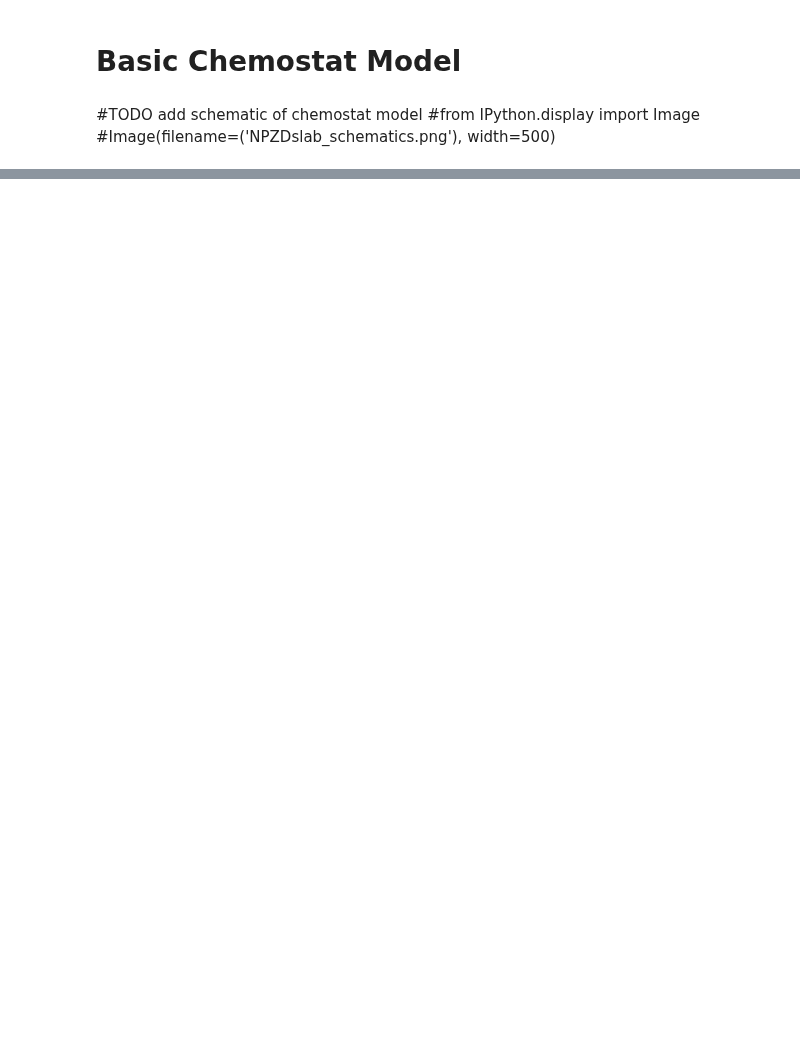
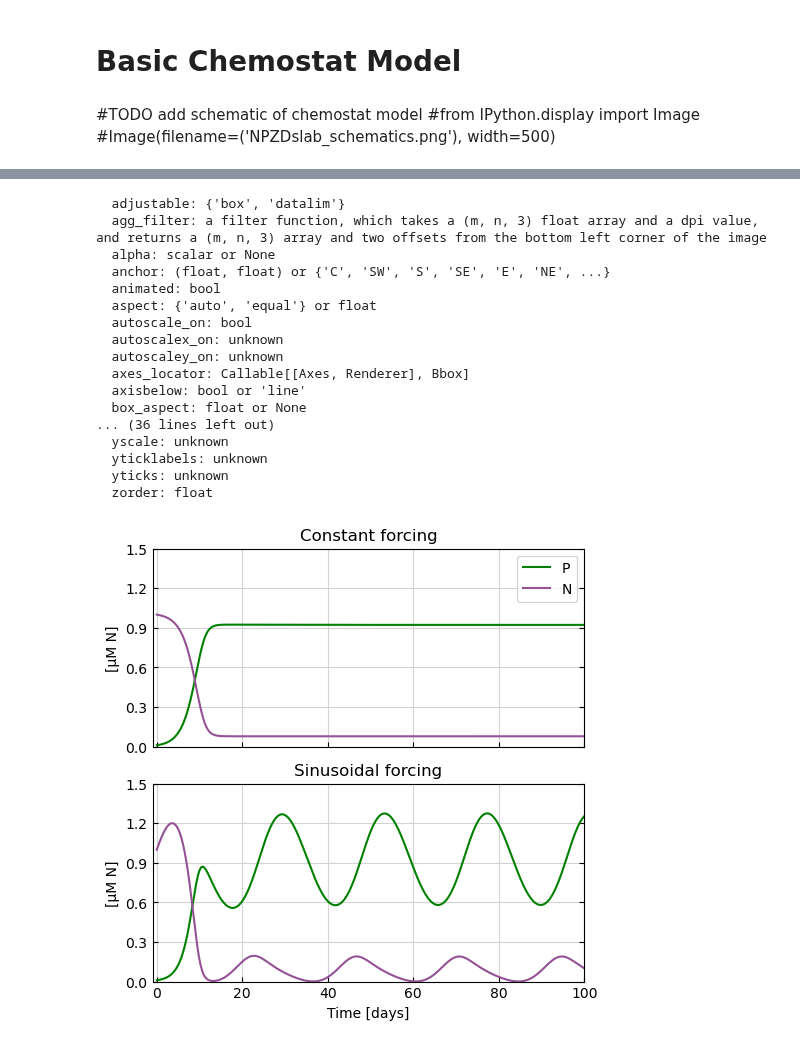
Before and after one commit to ben1post/phydra, a Jupyter notebook: examples/NP_Chemostat_ModelApplication_1.ipynb, the cells around one changed output, grey strips where cells are left out. Drawn from its saved outputs; the diff is of its cells as text; code cells hidden in the pictures; blank space fills up the shorter version.

```diff
--- a/examples/NP_Chemostat_ModelApplication_1.ipynb
+++ b/examples/NP_Chemostat_ModelApplication_1.ipynb
@@ -272,0 +156,79 @@ plt.show()
+# %%
+# Pub Plot Draft
+%matplotlib inline
+
+culr=['#955196','green','darkorange','brown']
+
+plt.rcParams['figure.figsize'] = [5, 5]
+
+numcols = 1
+f1, ax1 = plt.subplots(2, numcols, sharex='col', constrained_layout=True)  #, sharey='row')
+
+plt.setp((ax1, ))  # , xticks=[1,60,120,180,240,300,365]
+from matplotlib.ticker import MaxNLocator
+for axe in (ax1,):
+    for i in range(2):
+
+        axe[i].grid(True, color='lightgrey')
+        axe[i].get_yaxis().set_major_locator(MaxNLocator(nbins=5))
+        axe[i].tick_params(top=False, right=True, direction="in")
+
+time = chemostat_out.Time__time
+ax1[0].set_title('Constant forcing')
+#ax1[0].annotate('Monod',xy=(0, 0.6),rotation=90,xytext=(-30,.75), size='x-large', verticalalignment='center')
+ax1[0].plot(time, chemostat_out.Phytoplankton__value, label='P', c=culr[1])
+ax1[0].plot(time, chemostat_out.Nutrient__value, label='N', c=culr[0])
+ax1[0].set_ylabel('[µM N]')
+
+time = chemostat_out_sinu.Time__time
+ax1[1].set_title('Sinusoidal forcing')
+ax1[1].plot(time, chemostat_out_sinu.Phytoplankton__value, label='P', c=culr[1])
+ax1[1].plot(time, chemostat_out_sinu.Nutrient__value, label='N', c=culr[0])
+
+
+ax1[0].set_ylabel('[µM N]')
+ax1[1].set_ylabel('[µM N]')
+
+ax1[1].set_xlabel('Time [days]')
+
+
+# Defining custom 'xlim' and 'ylim' values.
+xlim = (-1, 100)
+
+# Setting the values for all axes.
+plt.setp((ax1,), xlim=xlim, ylim=(0,1.5))
+
+f1.align_ylabels()
+
+for axe in (ax1,):
+    for i in range(1):
+        axe[i].legend()#fontsize='small')
+
+#ax1[1].set_yticklabels([])
+#ax2[1].set_yticklabels([])
+
+#plt.tight_layout()
+
+#plt.subplots_adjust(hspace=0.1, wspace=0.1)
+
+#plt.savefig('NP_Chemostat.pdf', bbox_inches='tight')
+plt.show()
+# %% [output]
+  adjustable: {'box', 'datalim'}
+  agg_filter: a filter function, which takes a (m, n, 3) float array and a dpi value, and returns a (m, n, 3) array and two offsets from the bottom left corner of the image
+  alpha: scalar or None
+  anchor: (float, float) or {'C', 'SW', 'S', 'SE', 'E', 'NE', ...}
+  animated: bool
+  aspect: {'auto', 'equal'} or float
+  autoscale_on: bool
+  autoscalex_on: unknown
+  autoscaley_on: unknown
+  axes_locator: Callable[[Axes, Renderer], Bbox]
+  axisbelow: bool or 'line'
+  box_aspect: float or None
+... (36 lines left out)
+  yscale: unknown
+  yticklabels: unknown
+  yticks: unknown
+  zorder: float
+[figure, added]
```
Also changed, not shown: parts of 38 cells of this notebook, 17 other files.
